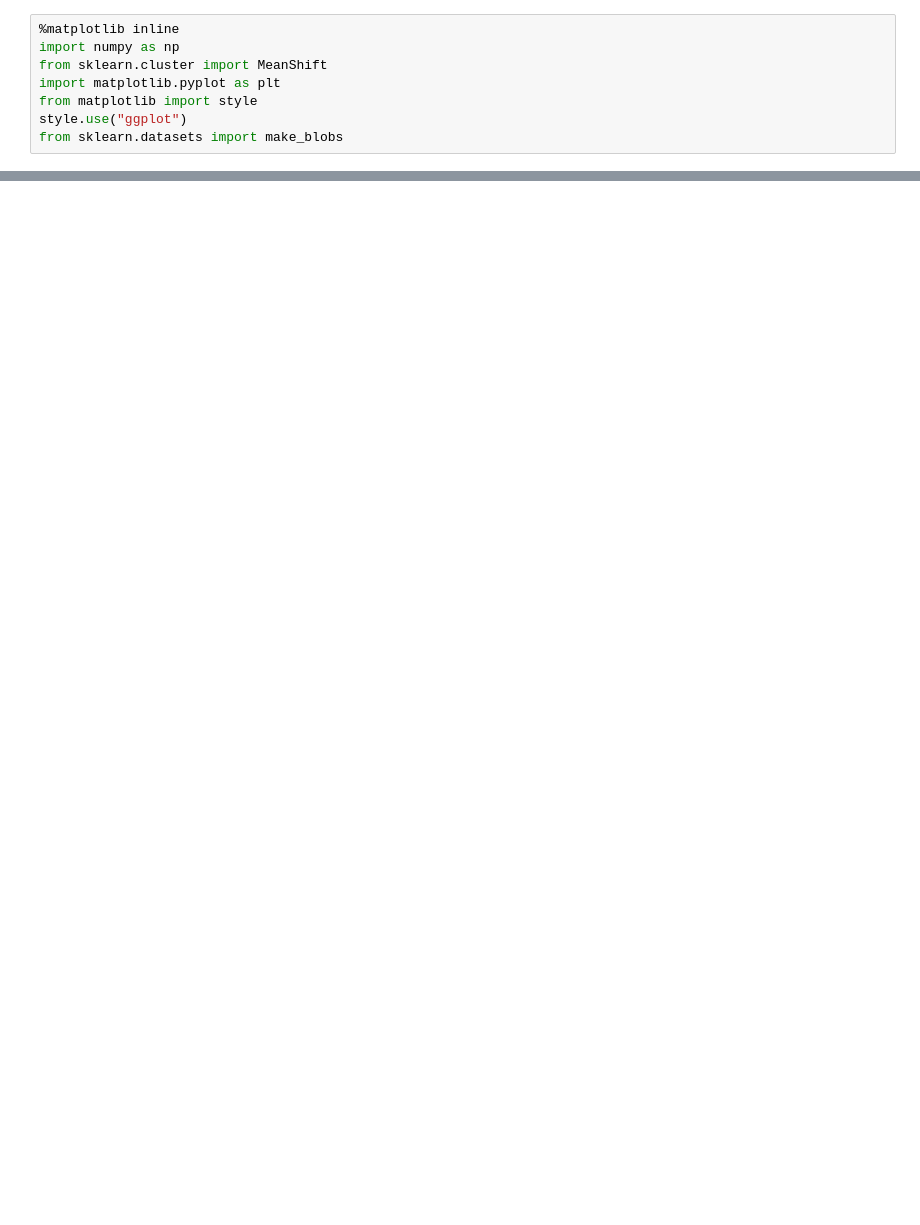
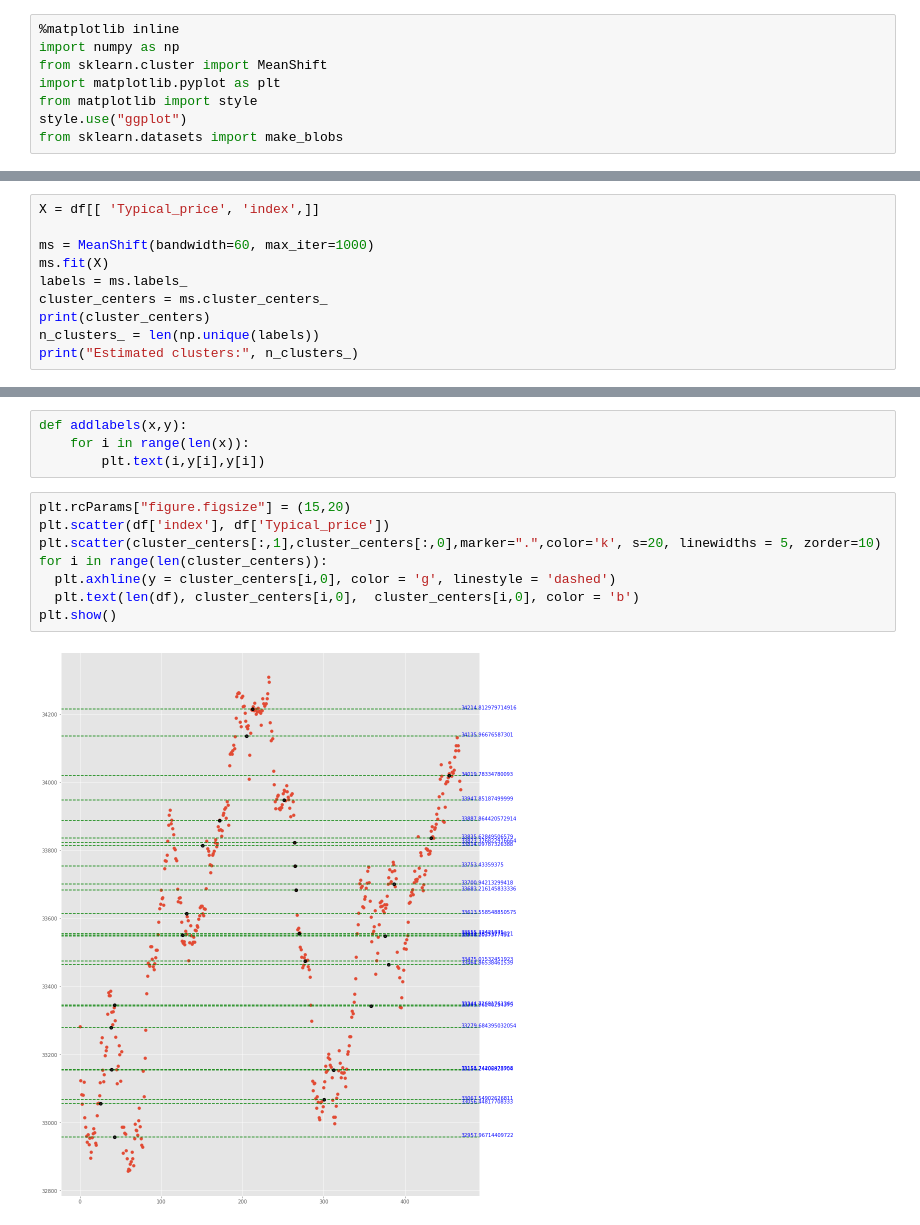
Before and after one commit to astrrr/Financial-Analysis, a Jupyter notebook: price_cluster.ipynb, the cells around one changed output, grey strips where cells are left out. Cells and saved outputs as stored; diff of their text form; blank space fills up the shorter version.

```diff
--- a/price_cluster.ipynb
+++ b/price_cluster.ipynb
@@ -47,0 +158,10 @@ plt.show()
+# %%
+X = df[[ 'Typical_price', 'index',]]
+
+ms = MeanShift(bandwidth=60, max_iter=1000)
+ms.fit(X)
+labels = ms.labels_
+cluster_centers = ms.cluster_centers_
+print(cluster_centers)
+n_clusters_ = len(np.unique(labels))
+print("Estimated clusters:", n_clusters_)
@@ -47,0 +186,14 @@ plt.show()
+# %%
+def addlabels(x,y):
+    for i in range(len(x)):
+        plt.text(i,y[i],y[i])
+# %%
+plt.rcParams["figure.figsize"] = (15,20)
+plt.scatter(df['index'], df['Typical_price'])
+plt.scatter(cluster_centers[:,1],cluster_centers[:,0],marker=".",color='k', s=20, linewidths = 5, zorder=10)
+for i in range(len(cluster_centers)):
+  plt.axhline(y = cluster_centers[i,0], color = 'g', linestyle = 'dashed')
+  plt.text(len(df), cluster_centers[i,0],  cluster_centers[i,0], color = 'b')
+plt.show()
+# %% [output]
+[figure, added]
```
Also changed, not shown: parts of 19 cells of this notebook.
